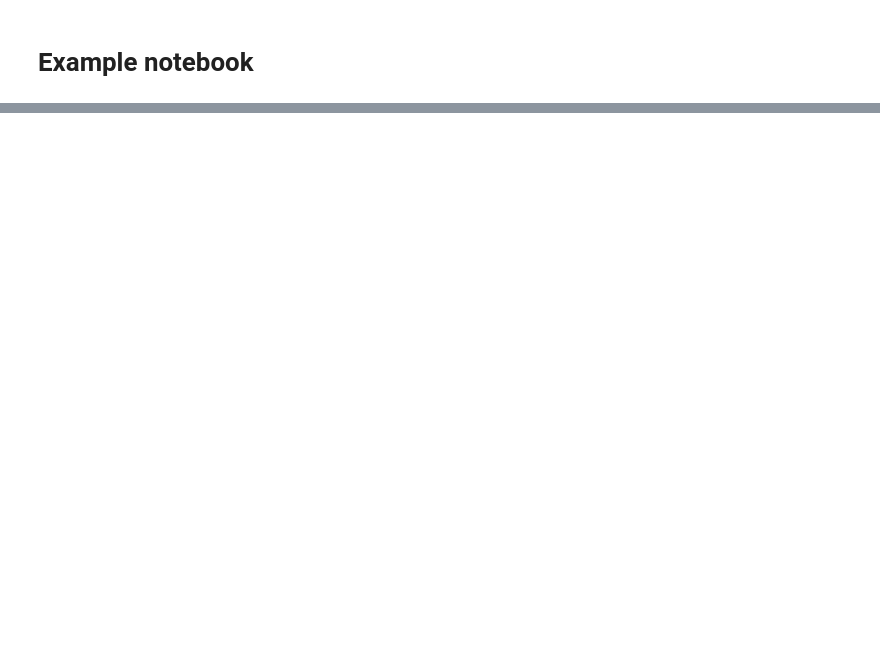
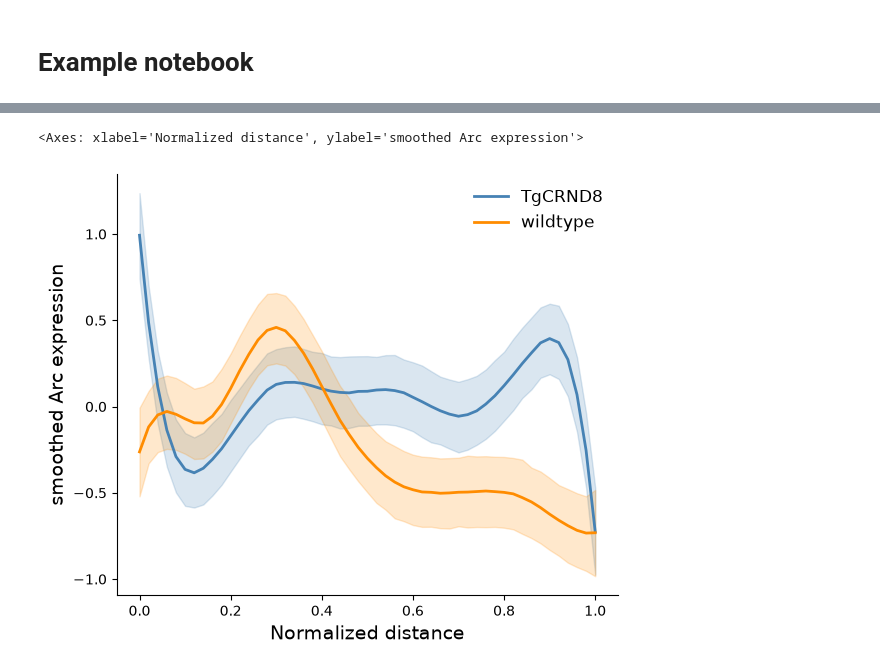
Before and after one commit to theislab/diffsvg, a Jupyter notebook: docs/notebooks/example.ipynb, the cells around one changed output, grey strips where cells are left out. Cells and saved outputs as stored; diff of their text form; code cells hidden in the pictures; blank space fills up the shorter version.

```diff
--- a/docs/notebooks/example.ipynb
+++ b/docs/notebooks/example.ipynb
@@ -39,0 +65,5 @@ pd.DataFrame().assign(A=["a", "b", "c"], B=[1, 2, 3])
+# %%
+dvg.pl.plot_prediction_curve(adata, gene="Arc")
+# %% [output]
+<Axes: xlabel='Normalized distance', ylabel='smoothed Arc expression'>
+[figure, added]
```
Also changed, not shown: parts of 15 cells of this notebook, 10 other files.
